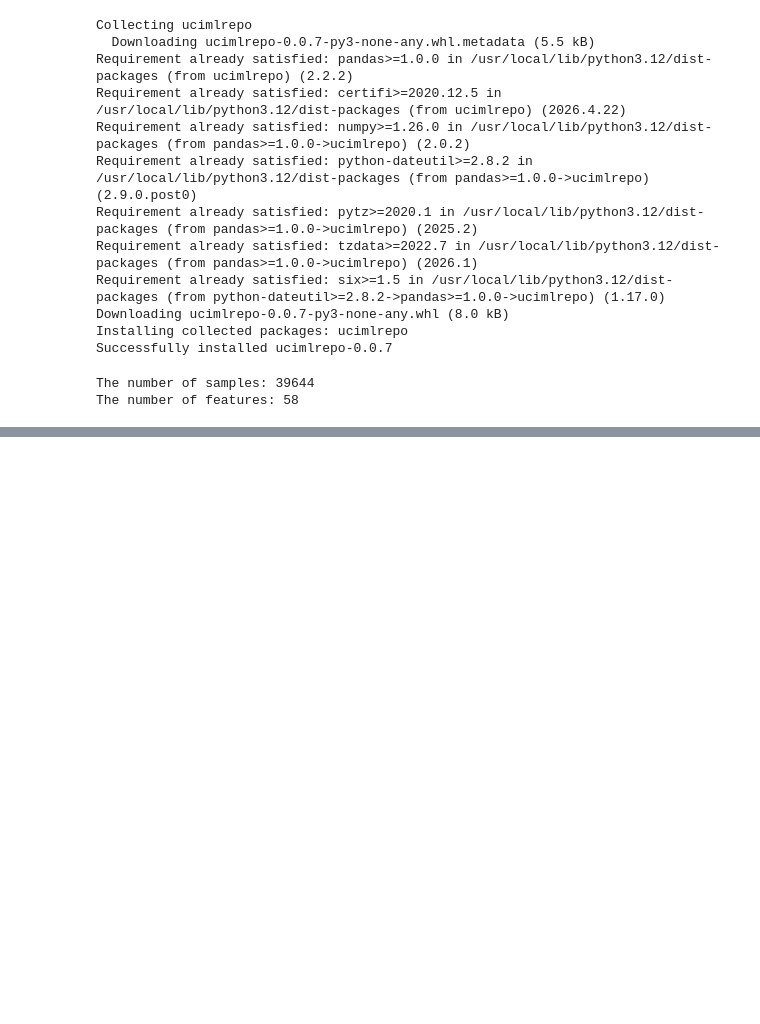
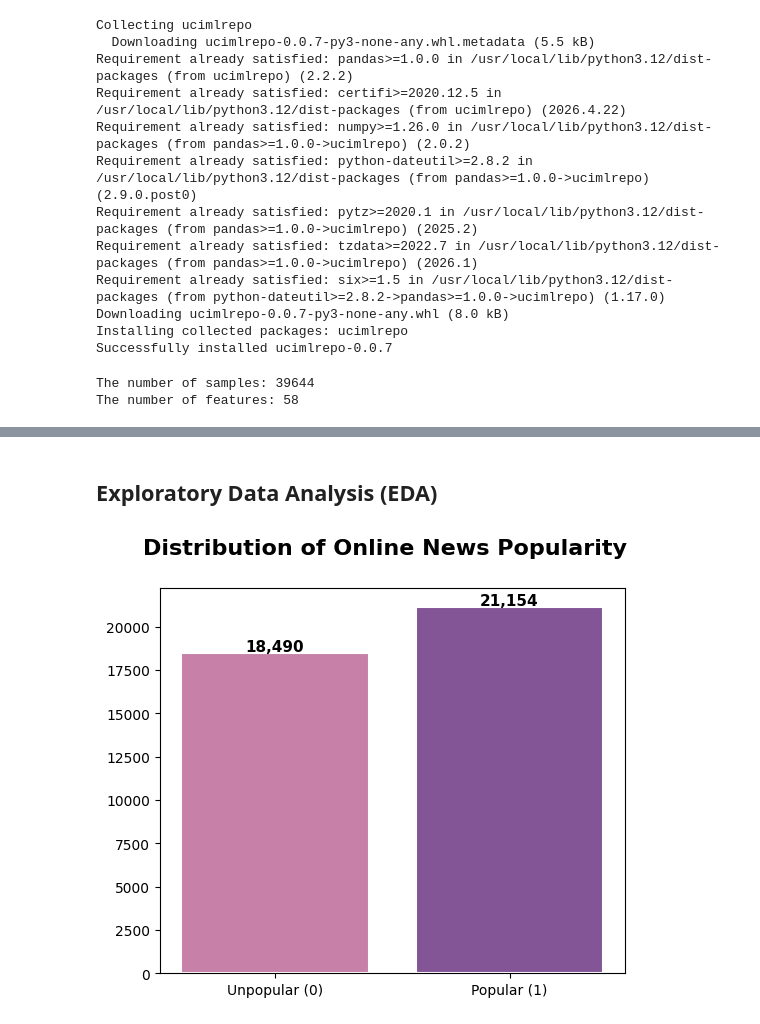
Before and after one commit to safoura-banihashemi/predicting-online-news-popularity, a Jupyter notebook: Predicting.ipynb, the cells around one changed output, grey strips where cells are left out. Cells and saved outputs as stored; diff of their text form; code cells hidden in the pictures; blank space fills up the shorter version.

Commit message:
add Feature selection and Data evaluation

```diff
--- a/Predicting.ipynb
+++ b/Predicting.ipynb
@@ -428,0 +196,12 @@ Result: Stationary (Reject Null Hypothesis - No Unit Root)
+# %%
+# Binary label: popular = shares >= 1400 (median threshold)
+THRESHOLD = 1400
+df["label"] = (df["shares"] >= THRESHOLD).astype(int)
+df.drop(columns=["shares"], inplace=True)
+
+counts = df["label"].value_counts()
+total = len(df)
+
+print(counts)
+print(f"\nPopular news:   {(counts[1]/total):.2%}")
+print(f"\nUnpopular news: {(counts[0]/total):.2%}")
@@ -428,0 +251,16 @@ Result: Stationary (Reject Null Hypothesis - No Unit Root)
+# %% [markdown]
+## Exploratory Data Analysis (EDA)
+# %%
+# Initialize the plot
+fig, ax = plt.subplots(figsize=(6, 5))
+PALETTE = ["#C781A8", "#835496"]
+
+fig.suptitle("Distribution of Online News Popularity", fontsize=16, fontweight="bold")
+
+counts = df["label"].value_counts().sort_index()
+ax.bar(["Unpopular (0)", "Popular (1)"], counts.values,
+            color=PALETTE, edgecolor="white", linewidth=1.5)
+for i, v in enumerate(counts.values):
+    ax.text(i, v + 100, f"{v:,}", ha="center", fontsize=11, fontweight="bold")
+# %% [output]
+[figure, added]
```
Also changed, not shown: parts of 50 cells of this notebook.
